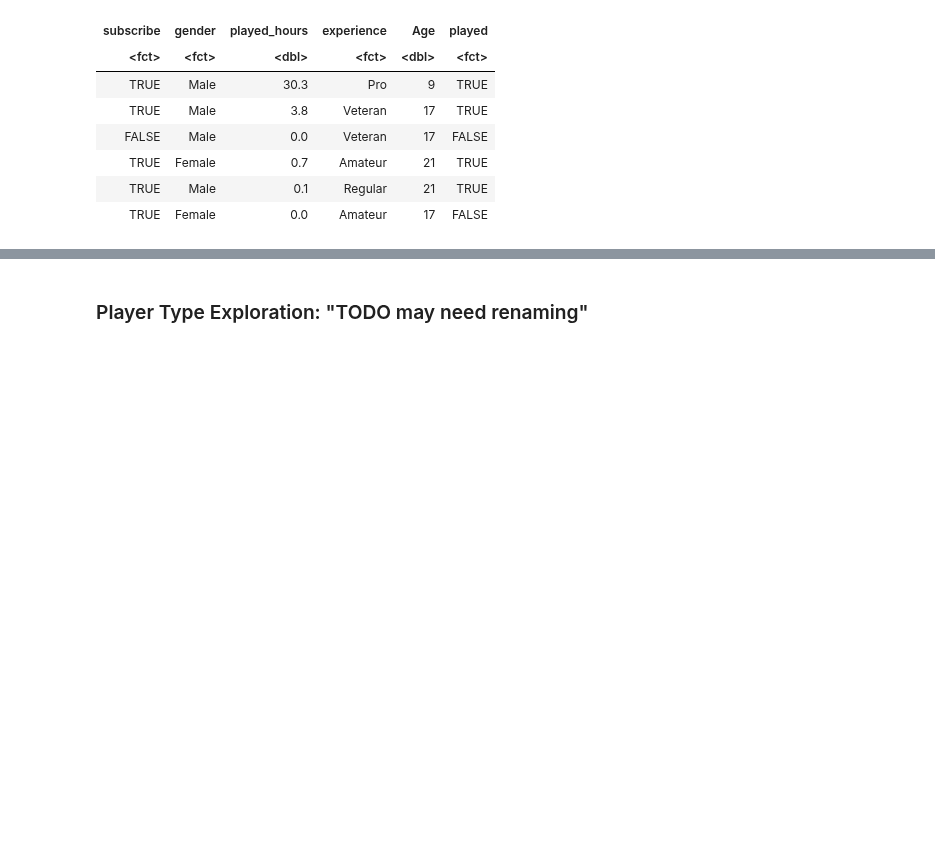
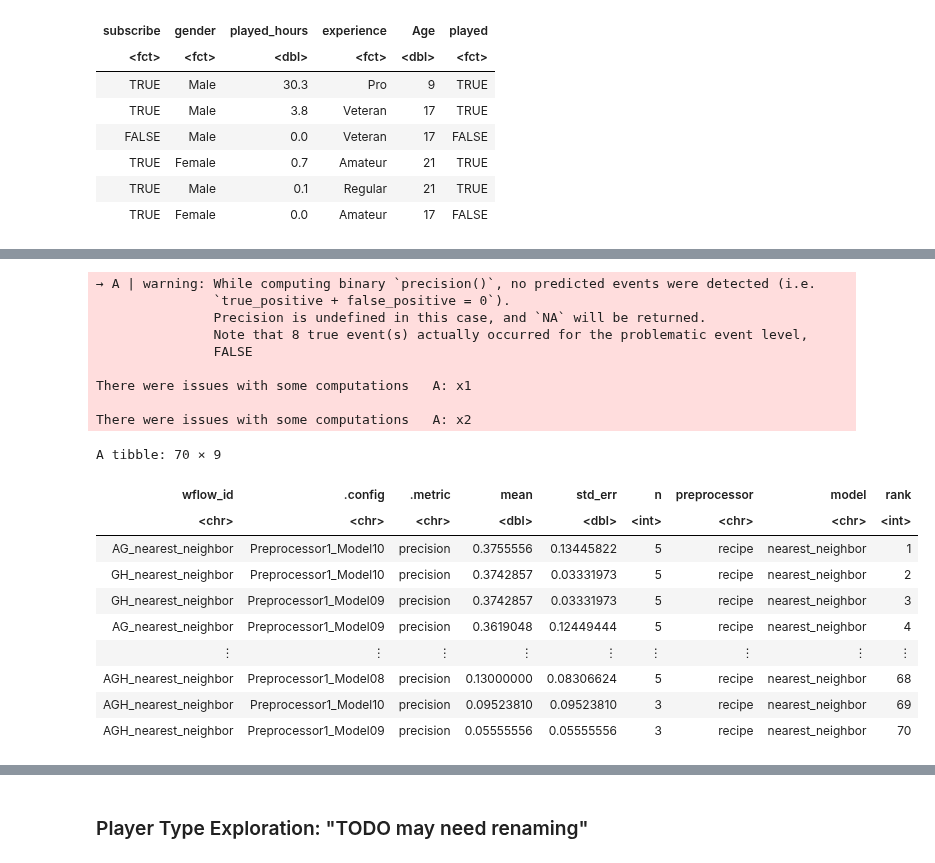
Before and after one commit to FabianoGLentini/player-subscription-ml, a Jupyter notebook: Project_Report.ipynb, the cells around one changed output, grey strips where cells are left out. Saved outputs shown, nothing was run; the diff lists cells and outputs as text; code cells hidden in the pictures; blank space fills up the shorter version.

```diff
--- a/Project_Report.ipynb
+++ b/Project_Report.ipynb
@@ -220,0 +217,33 @@ print(metrics_set)
+# %%
+# Collect Metrics
+# Precisions
+precision_set <- workflow_map(
+    knn_tuned_set,
+    metrics = metric_set(precision)
+)
+
+# RANKED and autoplot
+prec_ranked <- rank_results(precision_set, rank_metric = "precision")
+precision_plot <- autoplot(precision_set)
+prec_ranked
+# %% [output]
+→ A | warning: While computing binary `precision()`, no predicted events were detected (i.e.
+               `true_positive + false_positive = 0`).
+               Precision is undefined in this case, and `NA` will be returned.
+               Note that 8 true event(s) actually occurred for the problematic event level,
+               FALSE
+
+There were issues with some computations   A: x1
+
+There were issues with some computations   A: x2
+A tibble: 70 × 9
+| wflow_id | .config | .metric | mean | std_err | n | preprocessor | model | rank |
+| <chr> | <chr> | <chr> | <dbl> | <dbl> | <int> | <chr> | <chr> | <int> |
+| AG_nearest_neighbor | Preprocessor1_Model10 | precision | 0.3755556 | 0.13445822 | 5 | recipe | nearest_neighbor | 1 |
+| GH_nearest_neighbor | Preprocessor1_Model10 | precision | 0.3742857 | 0.03331973 | 5 | recipe | nearest_neighbor | 2 |
+| GH_nearest_neighbor | Preprocessor1_Model09 | precision | 0.3742857 | 0.03331973 | 5 | recipe | nearest_neighbor | 3 |
+| AG_nearest_neighbor | Preprocessor1_Model09 | precision | 0.3619048 | 0.12449444 | 5 | recipe | nearest_neighbor | 4 |
+| ⋮ | ⋮ | ⋮ | ⋮ | ⋮ | ⋮ | ⋮ | ⋮ | ⋮ |
+| AGH_nearest_neighbor | Preprocessor1_Model08 | precision | 0.13000000 | 0.08306624 | 5 | recipe | nearest_neighbor | 68 |
+| AGH_nearest_neighbor | Preprocessor1_Model10 | precision | 0.09523810 | 0.09523810 | 3 | recipe | nearest_neighbor | 69 |
+| AGH_nearest_neighbor | Preprocessor1_Model09 | precision | 0.05555556 | 0.05555556 | 3 | recipe | nearest_neighbor | 70 |
```
Also changed, not shown: parts of 6 cells of this notebook.
